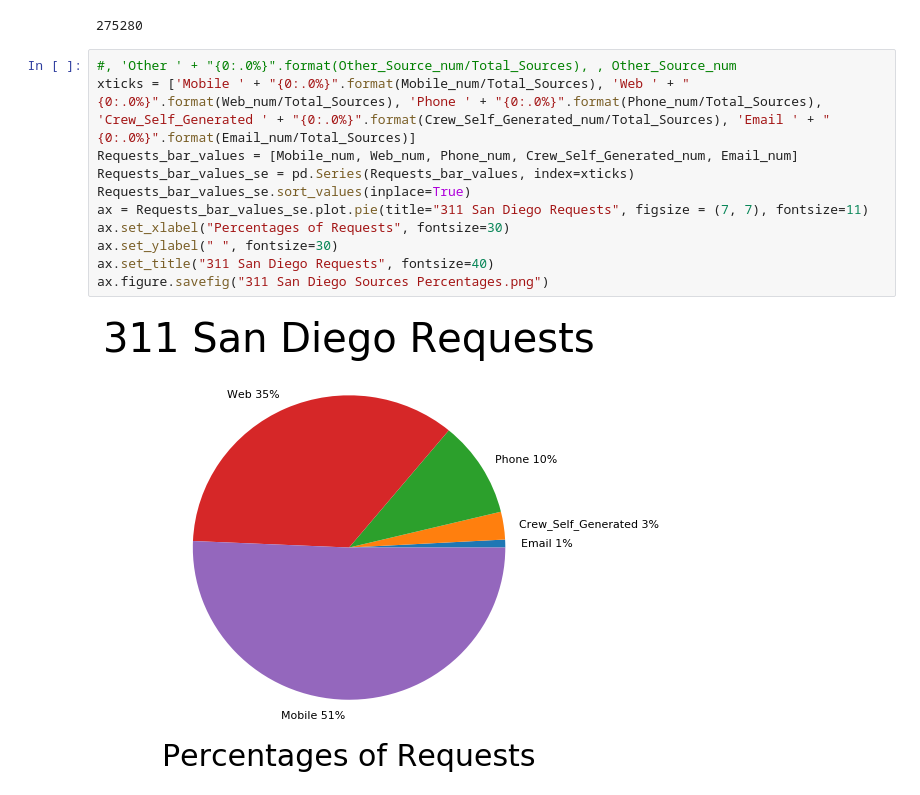
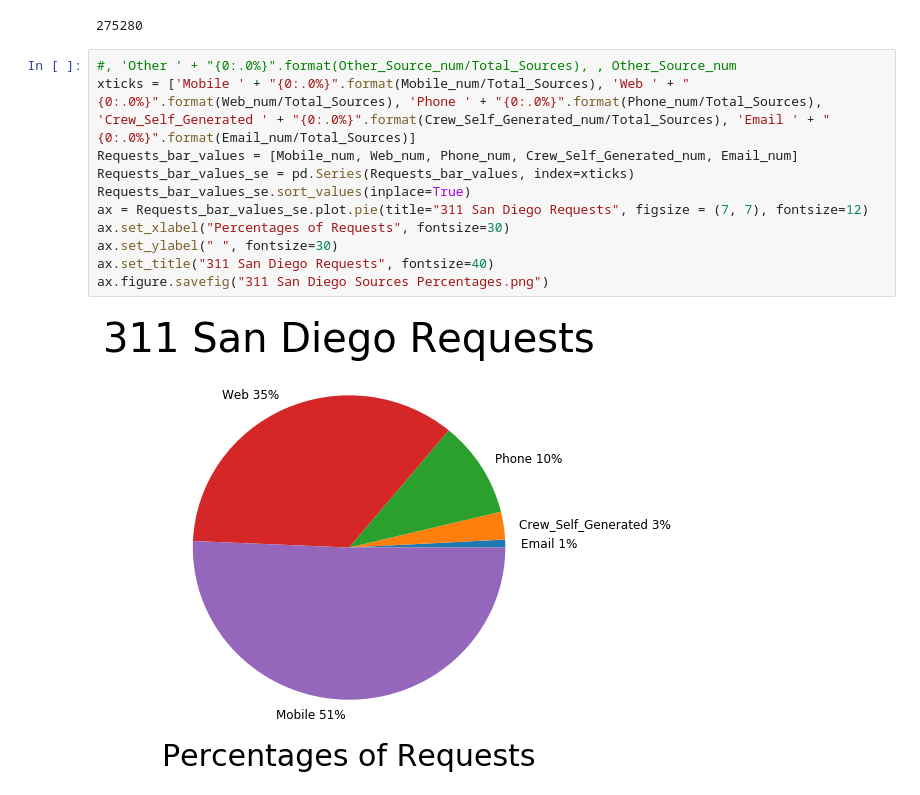
Before and after one commit to farhadOmidvar/311-San-Diego, a Jupyter notebook: Requests_Sources.ipynb, the cells around one changed output. Drawn from its saved outputs; the diff is of its cells as text.

Commit message:
adding percentages pie charts

```diff
--- a/Requests_Sources.ipynb
+++ b/Requests_Sources.ipynb
@@ -236,13 +236,13 @@ Total_Sources
 # %%
 #, 'Other ' + "{0:.0%}".format(Other_Source_num/Total_Sources), , Other_Source_num
 xticks = ['Mobile ' + "{0:.0%}".format(Mobile_num/Total_Sources), 'Web ' + "{0:.0%}".format(Web_num/Total_Sources), 'Phone ' + "{0:.0%}".format(Phone_num/Total_Sources), 'Crew_Self_Generated ' + "{0:.0%}".format(Crew_Self_Generated_num/Total_Sources), 'Email ' + "{0:.0%}".format(Email_num/Total_Sources)]
 Requests_bar_values = [Mobile_num, Web_num, Phone_num, Crew_Self_Generated_num, Email_num]
 Requests_bar_values_se = pd.Series(Requests_bar_values, index=xticks)
 Requests_bar_values_se.sort_values(inplace=True)
-ax = Requests_bar_values_se.plot.pie(title="311 San Diego Requests", figsize = (7, 7), fontsize=11)
+ax = Requests_bar_values_se.plot.pie(title="311 San Diego Requests", figsize = (7, 7), fontsize=12)
 ax.set_xlabel("Percentages of Requests", fontsize=30)
 ax.set_ylabel(" ", fontsize=30)
 ax.set_title("311 San Diego Requests", fontsize=40)
 ax.figure.savefig("311 San Diego Sources Percentages.png")
 # %% [output]
-[figure, old version]
+[figure, new version]
```
Also changed, not shown: parts of 2 cells of this notebook, 3 other files.
